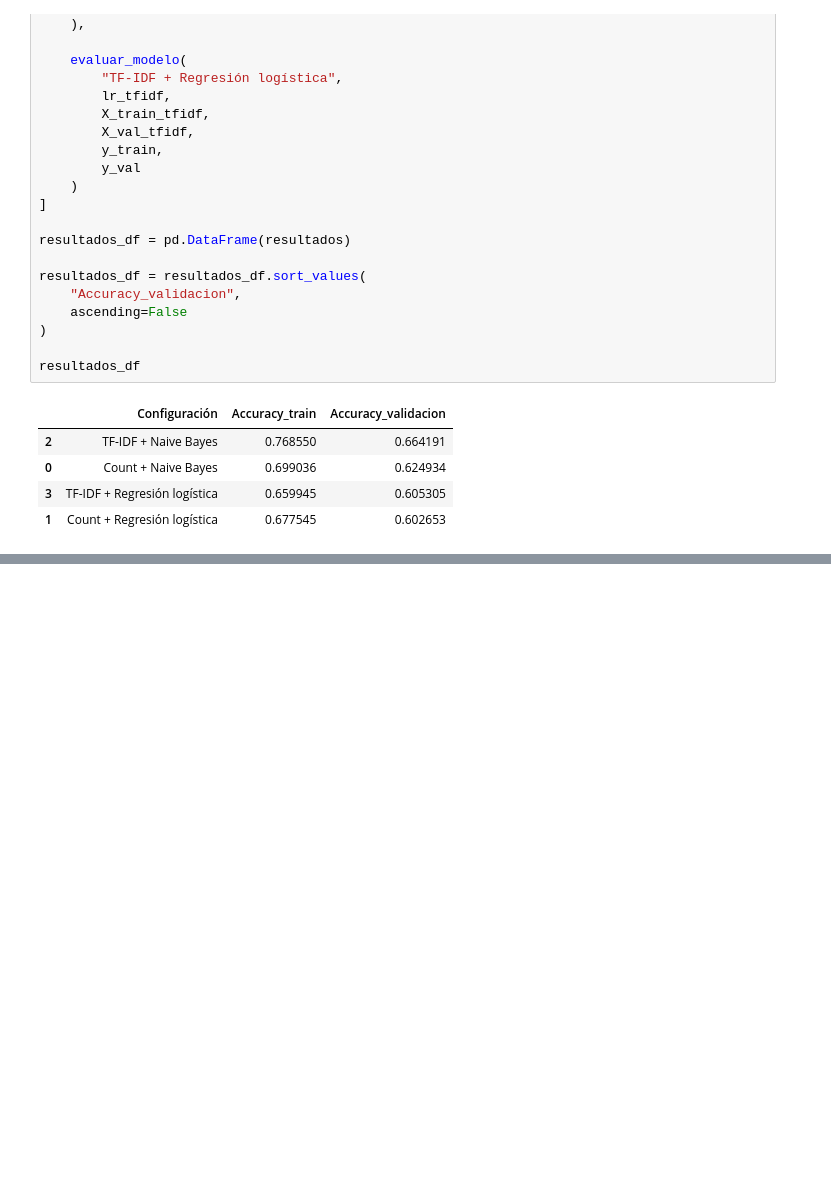
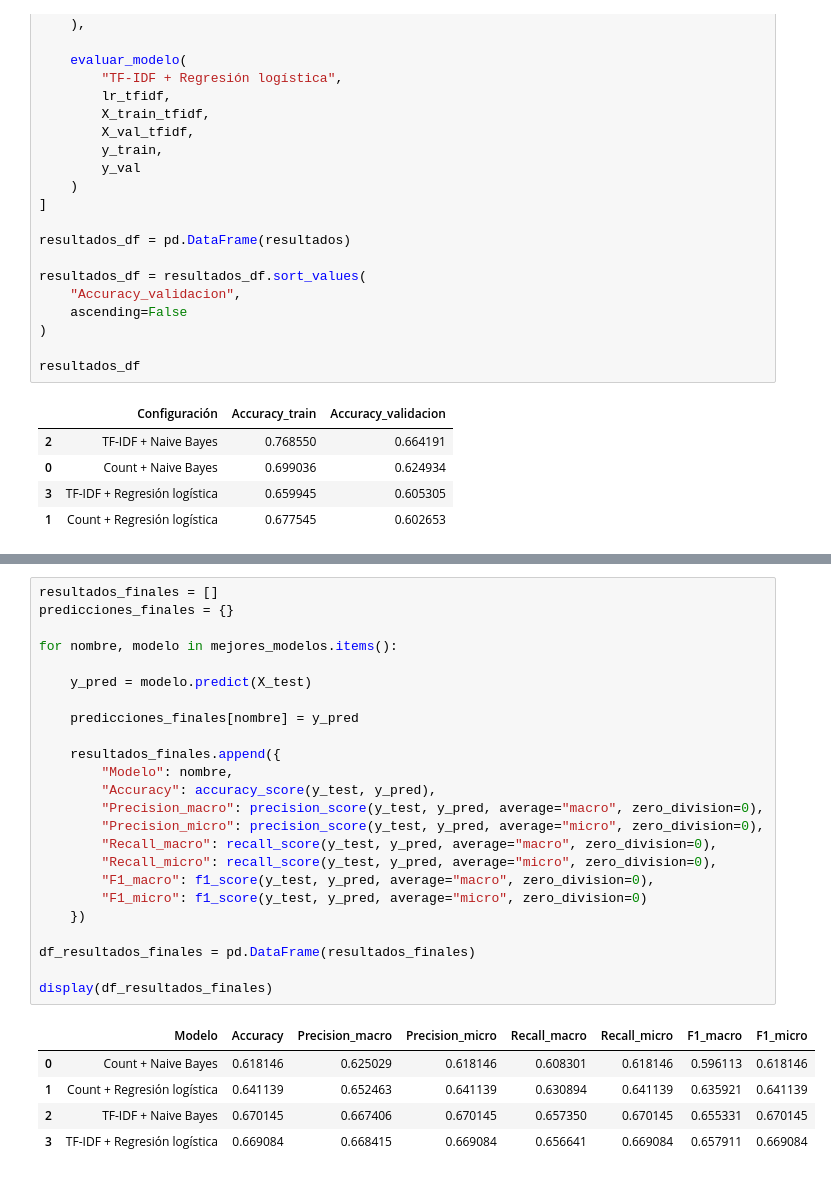
Before and after one commit to Things-I-learn/NLP-ml, a Jupyter notebook: Tarea3/20newsgroups.ipynb, the cells around one changed output, grey strips where cells are left out. Saved outputs shown, nothing was run; the diff lists cells and outputs as text; blank space fills up the shorter version.

```diff
--- a/Tarea3/20newsgroups.ipynb
+++ b/Tarea3/20newsgroups.ipynb
@@ -708,0 +906,30 @@ resultados_df
+# %%
+resultados_finales = []
+predicciones_finales = {}
+
+for nombre, modelo in mejores_modelos.items():
+
+    y_pred = modelo.predict(X_test)
+
+    predicciones_finales[nombre] = y_pred
+
+    resultados_finales.append({
+        "Modelo": nombre,
+        "Accuracy": accuracy_score(y_test, y_pred),
+        "Precision_macro": precision_score(y_test, y_pred, average="macro", zero_division=0),
+        "Precision_micro": precision_score(y_test, y_pred, average="micro", zero_division=0),
+        "Recall_macro": recall_score(y_test, y_pred, average="macro", zero_division=0),
+        "Recall_micro": recall_score(y_test, y_pred, average="micro", zero_division=0),
+        "F1_macro": f1_score(y_test, y_pred, average="macro", zero_division=0),
+        "F1_micro": f1_score(y_test, y_pred, average="micro", zero_division=0)
+    })
+
+df_resultados_finales = pd.DataFrame(resultados_finales)
+
+display(df_resultados_finales)
+# %% [output]
+|  | Modelo | Accuracy | Precision_macro | Precision_micro | Recall_macro | Recall_micro | F1_macro | F1_micro |
+| 0 | Count + Naive Bayes | 0.618146 | 0.625029 | 0.618146 | 0.608301 | 0.618146 | 0.596113 | 0.618146 |
+| 1 | Count + Regresión logística | 0.641139 | 0.652463 | 0.641139 | 0.630894 | 0.641139 | 0.635921 | 0.641139 |
+| 2 | TF-IDF + Naive Bayes | 0.670145 | 0.667406 | 0.670145 | 0.657350 | 0.670145 | 0.655331 | 0.670145 |
+| 3 | TF-IDF + Regresión logística | 0.669084 | 0.668415 | 0.669084 | 0.656641 | 0.669084 | 0.657911 | 0.669084 |
```
Also changed, not shown: parts of 21 cells of this notebook.
